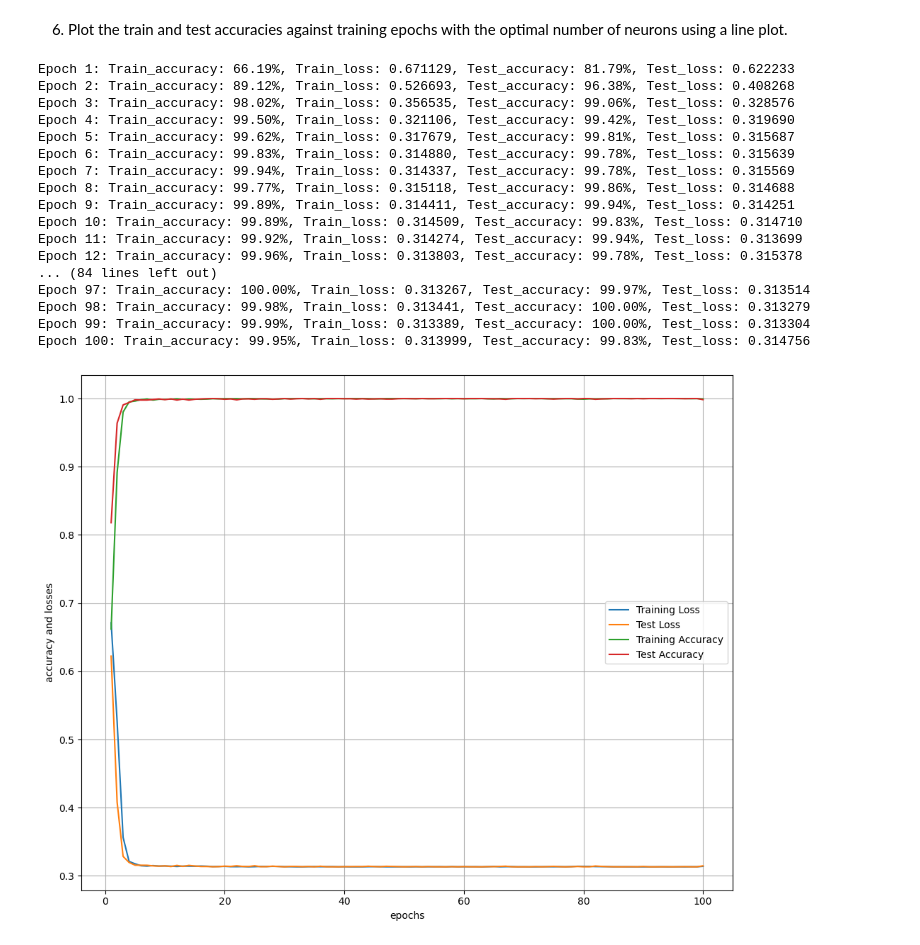
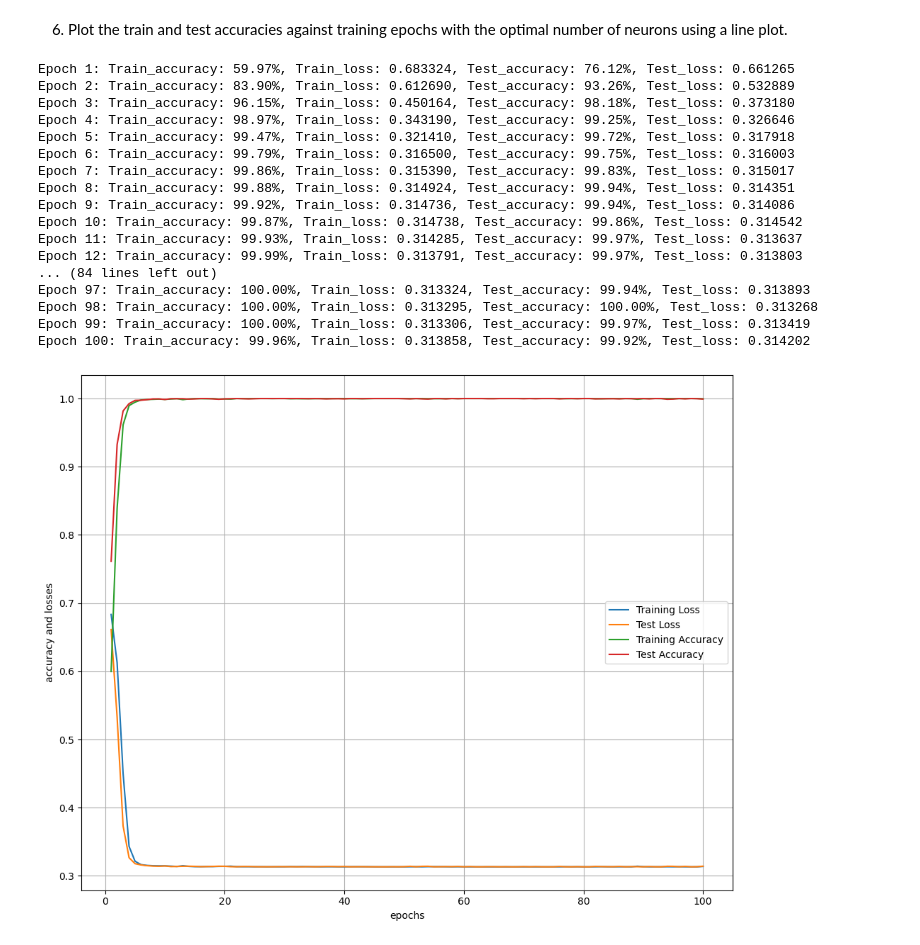
Before and after one commit to therealaxax/Neural-Networks-Assignment, a Jupyter notebook: PartA_3.ipynb, the cells around one changed output. Drawn from its saved outputs; the diff is of its cells as text; code cells hidden in the pictures.

Commit message:
amendments to use FirstHiddenLayerMLP

```diff
--- a/PartA_3.ipynb
+++ b/PartA_3.ipynb
@@ -329,48 +329,48 @@ def test_loop(dataloader, model, loss_fn):
     num_batches = len(dataloader)
     test_loss, test_correct = 0, 0
 
     with torch.no_grad():
         for X, y in dataloader:
             pred = model(X)
             test_loss += loss_fn(pred, y).item()
             test_correct += (pred.argmax(1) == y).type(torch.float).sum().item()
 
     test_loss /= num_batches
     test_correct /= size
 
     return test_loss, test_correct
 
-model = MLP(77,256,2)
+model = FirstHiddenLayerMLP(77,256,2)
 train_accuracies, train_losses, test_accuracies, test_losses, times = train(model, X_train, y_train, X_test, y_test, 1024)
 
 fig = plt.figure(figsize=(10,8))
 plt.plot(range(1,len(train_losses)+1),train_losses, label='Training Loss')
 plt.plot(range(1,len(test_losses)+1),test_losses,label='Test Loss')
 plt.plot(range(1,len(train_accuracies)+1),train_accuracies,label='Training Accuracy')
 plt.plot(range(1,len(test_accuracies)+1),test_accuracies,label='Test Accuracy')
 
 plt.xlabel('epochs')
 plt.ylabel('accuracy and losses')
 plt.grid(True)
 plt.legend()
 plt.tight_layout()
 plt.show()
 # %% [output]
-Epoch 1: Train_accuracy: 66.19%, Train_loss: 0.671129, Test_accuracy: 81.79%, Test_loss: 0.622233
-Epoch 2: Train_accuracy: 89.12%, Train_loss: 0.526693, Test_accuracy: 96.38%, Test_loss: 0.408268
-Epoch 3: Train_accuracy: 98.02%, Train_loss: 0.356535, Test_accuracy: 99.06%, Test_loss: 0.328576
-Epoch 4: Train_accuracy: 99.50%, Train_loss: 0.321106, Test_accuracy: 99.42%, Test_loss: 0.319690
-Epoch 5: Train_accuracy: 99.62%, Train_loss: 0.317679, Test_accuracy: 99.81%, Test_loss: 0.315687
-Epoch 6: Train_accuracy: 99.83%, Train_loss: 0.314880, Test_accuracy: 99.78%, Test_loss: 0.315639
-Epoch 7: Train_accuracy: 99.94%, Train_loss: 0.314337, Test_accuracy: 99.78%, Test_loss: 0.315569
-Epoch 8: Train_accuracy: 99.77%, Train_loss: 0.315118, Test_accuracy: 99.86%, Test_loss: 0.314688
-Epoch 9: Train_accuracy: 99.89%, Train_loss: 0.314411, Test_accuracy: 99.94%, Test_loss: 0.314251
-Epoch 10: Train_accuracy: 99.89%, Train_loss: 0.314509, Test_accuracy: 99.83%, Test_loss: 0.314710
-Epoch 11: Train_accuracy: 99.92%, Train_loss: 0.314274, Test_accuracy: 99.94%, Test_loss: 0.313699
-Epoch 12: Train_accuracy: 99.96%, Train_loss: 0.313803, Test_accuracy: 99.78%, Test_loss: 0.315378
+Epoch 1: Train_accuracy: 59.97%, Train_loss: 0.683324, Test_accuracy: 76.12%, Test_loss: 0.661265
+Epoch 2: Train_accuracy: 83.90%, Train_loss: 0.612690, Test_accuracy: 93.26%, Test_loss: 0.532889
+Epoch 3: Train_accuracy: 96.15%, Train_loss: 0.450164, Test_accuracy: 98.18%, Test_loss: 0.373180
+Epoch 4: Train_accuracy: 98.97%, Train_loss: 0.343190, Test_accuracy: 99.25%, Test_loss: 0.326646
+Epoch 5: Train_accuracy: 99.47%, Train_loss: 0.321410, Test_accuracy: 99.72%, Test_loss: 0.317918
+Epoch 6: Train_accuracy: 99.79%, Train_loss: 0.316500, Test_accuracy: 99.75%, Test_loss: 0.316003
+Epoch 7: Train_accuracy: 99.86%, Train_loss: 0.315390, Test_accuracy: 99.83%, Test_loss: 0.315017
+Epoch 8: Train_accuracy: 99.88%, Train_loss: 0.314924, Test_accuracy: 99.94%, Test_loss: 0.314351
+Epoch 9: Train_accuracy: 99.92%, Train_loss: 0.314736, Test_accuracy: 99.94%, Test_loss: 0.314086
+Epoch 10: Train_accuracy: 99.87%, Train_loss: 0.314738, Test_accuracy: 99.86%, Test_loss: 0.314542
+Epoch 11: Train_accuracy: 99.93%, Train_loss: 0.314285, Test_accuracy: 99.97%, Test_loss: 0.313637
+Epoch 12: Train_accuracy: 99.99%, Train_loss: 0.313791, Test_accuracy: 99.97%, Test_loss: 0.313803
 ... (84 lines left out)
-Epoch 97: Train_accuracy: 100.00%, Train_loss: 0.313267, Test_accuracy: 99.97%, Test_loss: 0.313514
-Epoch 98: Train_accuracy: 99.98%, Train_loss: 0.313441, Test_accuracy: 100.00%, Test_loss: 0.313279
-Epoch 99: Train_accuracy: 99.99%, Train_loss: 0.313389, Test_accuracy: 100.00%, Test_loss: 0.313304
-Epoch 100: Train_accuracy: 99.95%, Train_loss: 0.313999, Test_accuracy: 99.83%, Test_loss: 0.314756
+Epoch 97: Train_accuracy: 100.00%, Train_loss: 0.313324, Test_accuracy: 99.94%, Test_loss: 0.313893
+Epoch 98: Train_accuracy: 100.00%, Train_loss: 0.313295, Test_accuracy: 100.00%, Test_loss: 0.313268
+Epoch 99: Train_accuracy: 100.00%, Train_loss: 0.313306, Test_accuracy: 99.97%, Test_loss: 0.313419
+Epoch 100: Train_accuracy: 99.96%, Train_loss: 0.313858, Test_accuracy: 99.92%, Test_loss: 0.314202
-[figure, old version]
+[figure, new version]
```
Also changed, not shown: parts of 1 cell of this notebook.
